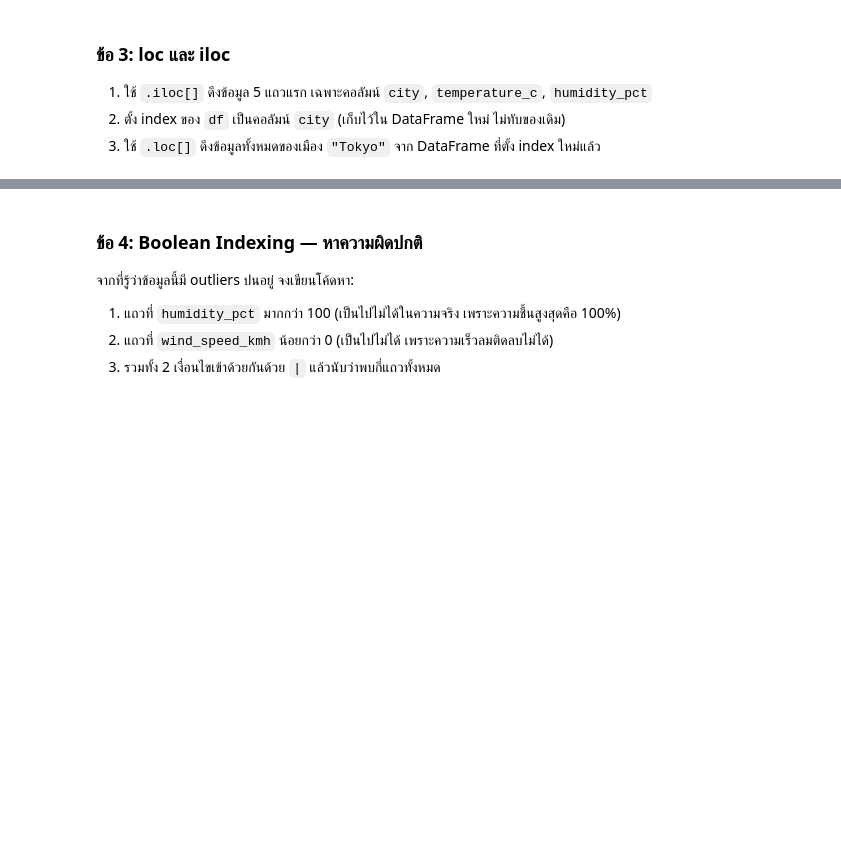
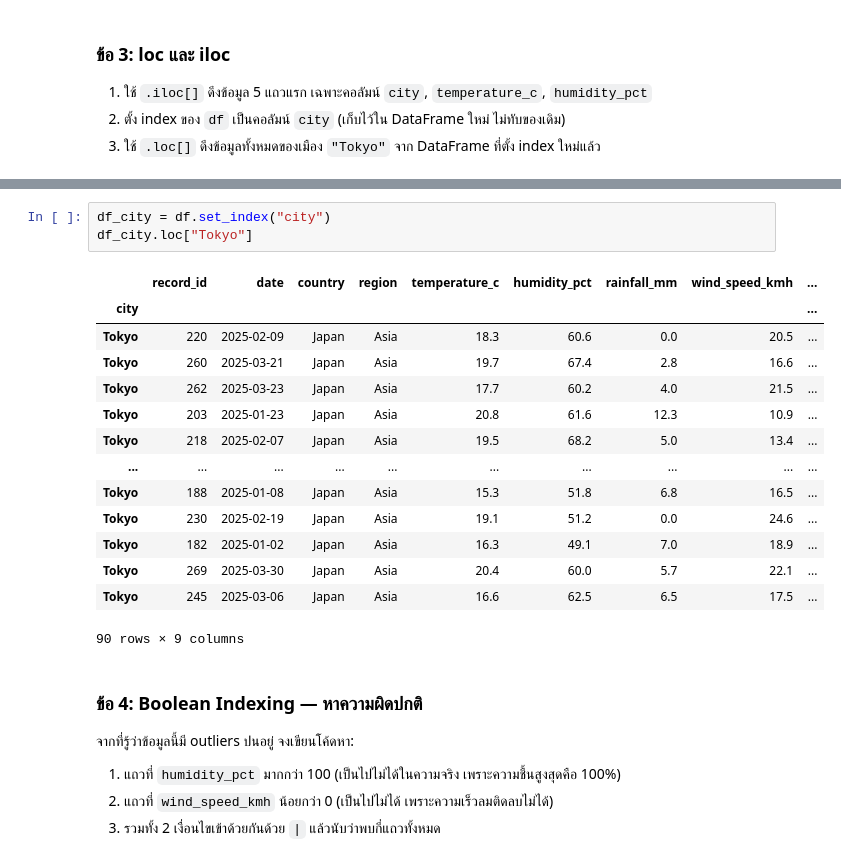
Before and after one commit to thanakppm/Thanakorn_Phongphet_683020572-7, a Jupyter notebook: SC612104_Session08_Pandas_Basics.ipynb, the cells around one changed output, grey strips where cells are left out. Cells and saved outputs as stored; diff of their text form; blank space fills up the shorter version.

```diff
--- a/SC612104_Session08_Pandas_Basics.ipynb
+++ b/SC612104_Session08_Pandas_Basics.ipynb
@@ -771,3 +777,21 @@ print(df.iloc[0:5, [0, 2, 3]])
+# %%
+df_city = df.set_index("city")
+df_city.loc["Tokyo"]
+# %% [output]
+|  | record_id | date | country | region | temperature_c | humidity_pct | rainfall_mm | wind_speed_kmh | ... |
+| city |  |  |  |  |  |  |  |  | ... |
+| Tokyo | 220 | 2025-02-09 | Japan | Asia | 18.3 | 60.6 | 0.0 | 20.5 | ... |
+| Tokyo | 260 | 2025-03-21 | Japan | Asia | 19.7 | 67.4 | 2.8 | 16.6 | ... |
+| Tokyo | 262 | 2025-03-23 | Japan | Asia | 17.7 | 60.2 | 4.0 | 21.5 | ... |
+| Tokyo | 203 | 2025-01-23 | Japan | Asia | 20.8 | 61.6 | 12.3 | 10.9 | ... |
+| Tokyo | 218 | 2025-02-07 | Japan | Asia | 19.5 | 68.2 | 5.0 | 13.4 | ... |
+| ... | ... | ... | ... | ... | ... | ... | ... | ... | ... |
+| Tokyo | 188 | 2025-01-08 | Japan | Asia | 15.3 | 51.8 | 6.8 | 16.5 | ... |
+| Tokyo | 230 | 2025-02-19 | Japan | Asia | 19.1 | 51.2 | 0.0 | 24.6 | ... |
+| Tokyo | 182 | 2025-01-02 | Japan | Asia | 16.3 | 49.1 | 7.0 | 18.9 | ... |
+| Tokyo | 269 | 2025-03-30 | Japan | Asia | 20.4 | 60.0 | 5.7 | 22.1 | ... |
+| Tokyo | 245 | 2025-03-06 | Japan | Asia | 16.6 | 62.5 | 6.5 | 17.5 | ... |
+90 rows × 9 columns
 # %% [markdown]
 ### ข้อ 4: Boolean Indexing — หาความผิดปกติ
 จากที่รู้ว่าข้อมูลนี้มี outliers ปนอยู่ จงเขียนโค้ดหา:
```
Also changed, not shown: parts of 5 cells of this notebook.
